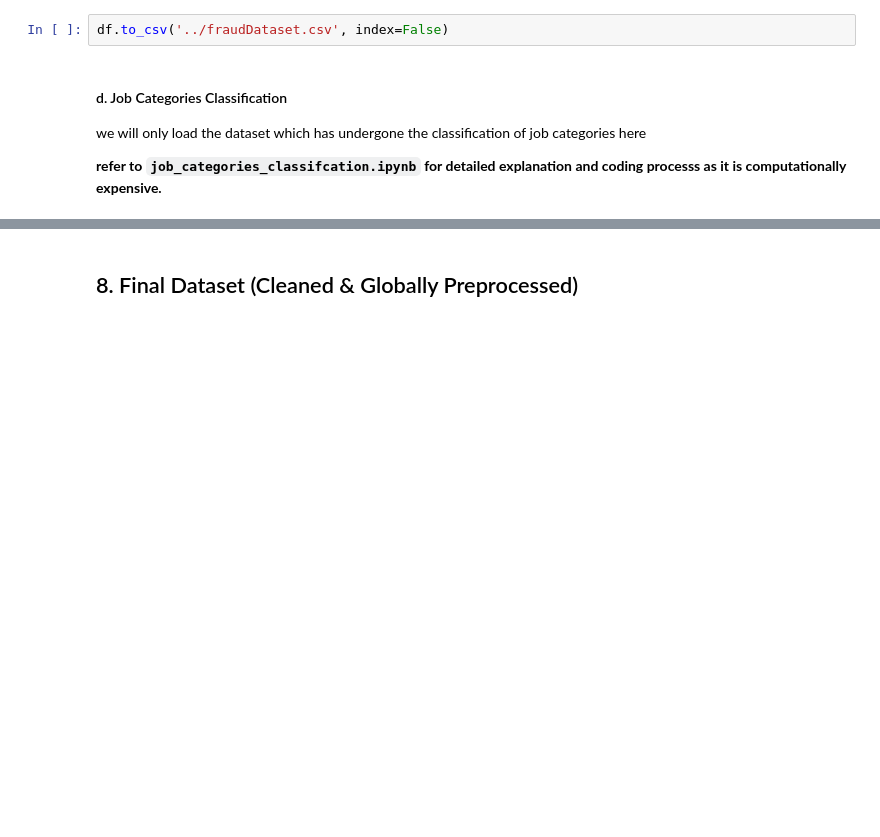
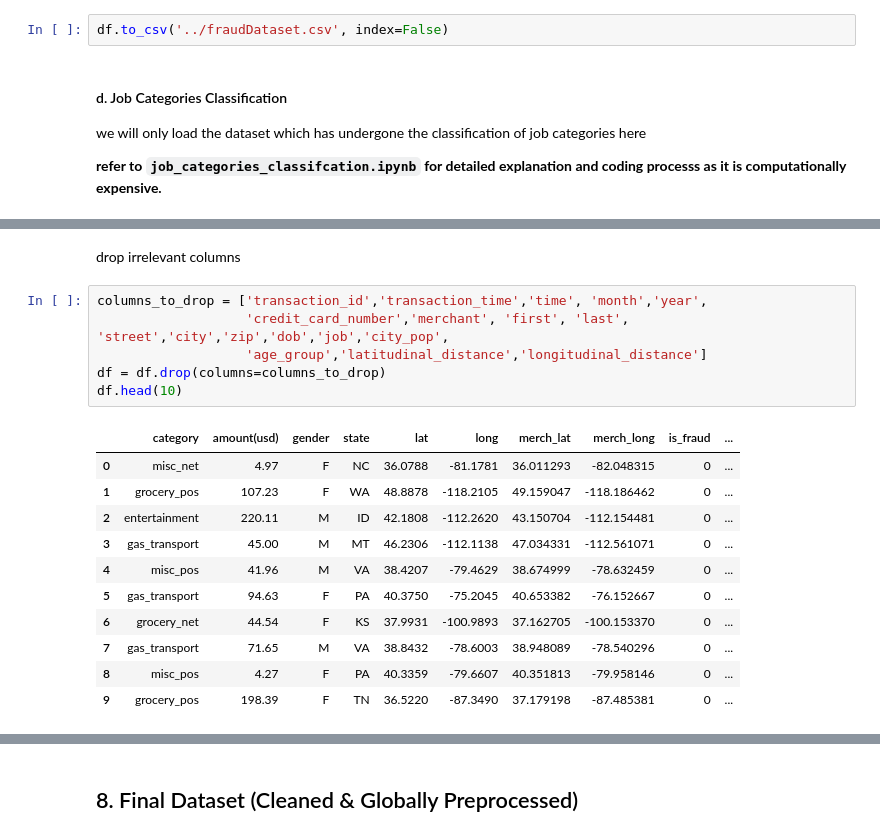
Before and after one commit to saxyrinchen/bt4012_project, a Jupyter notebook: data_preprocessing.ipynb, the cells around one changed output, grey strips where cells are left out. Saved outputs shown, nothing was run; the diff lists cells and outputs as text; blank space fills up the shorter version.

```diff
--- a/data_preprocessing.ipynb
+++ b/data_preprocessing.ipynb
@@ -716,0 +717,20 @@ df.head()
+# %% [markdown]
+drop irrelevant columns
+# %%
+columns_to_drop = ['transaction_id','transaction_time','time', 'month','year',
+                   'credit_card_number','merchant', 'first', 'last', 'street','city','zip','dob','job','city_pop',
+                   'age_group','latitudinal_distance','longitudinal_distance']
+df = df.drop(columns=columns_to_drop)
+df.head(10)
+# %% [output]
+|  | category | amount(usd) | gender | state | lat | long | merch_lat | merch_long | is_fraud | ... |
+| 0 | misc_net | 4.97 | F | NC | 36.0788 | -81.1781 | 36.011293 | -82.048315 | 0 | ... |
+| 1 | grocery_pos | 107.23 | F | WA | 48.8878 | -118.2105 | 49.159047 | -118.186462 | 0 | ... |
+| 2 | entertainment | 220.11 | M | ID | 42.1808 | -112.2620 | 43.150704 | -112.154481 | 0 | ... |
+| 3 | gas_transport | 45.00 | M | MT | 46.2306 | -112.1138 | 47.034331 | -112.561071 | 0 | ... |
+| 4 | misc_pos | 41.96 | M | VA | 38.4207 | -79.4629 | 38.674999 | -78.632459 | 0 | ... |
+| 5 | gas_transport | 94.63 | F | PA | 40.3750 | -75.2045 | 40.653382 | -76.152667 | 0 | ... |
+| 6 | grocery_net | 44.54 | F | KS | 37.9931 | -100.9893 | 37.162705 | -100.153370 | 0 | ... |
+| 7 | gas_transport | 71.65 | M | VA | 38.8432 | -78.6003 | 38.948089 | -78.540296 | 0 | ... |
+| 8 | misc_pos | 4.27 | F | PA | 40.3359 | -79.6607 | 40.351813 | -79.958146 | 0 | ... |
+| 9 | grocery_pos | 198.39 | F | TN | 36.5220 | -87.3490 | 37.179198 | -87.485381 | 0 | ... |
```
Also changed, not shown: parts of 8 cells of this notebook.
